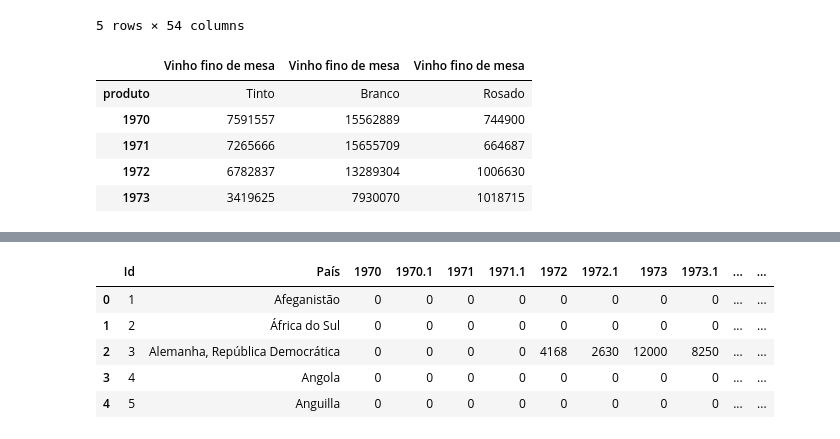
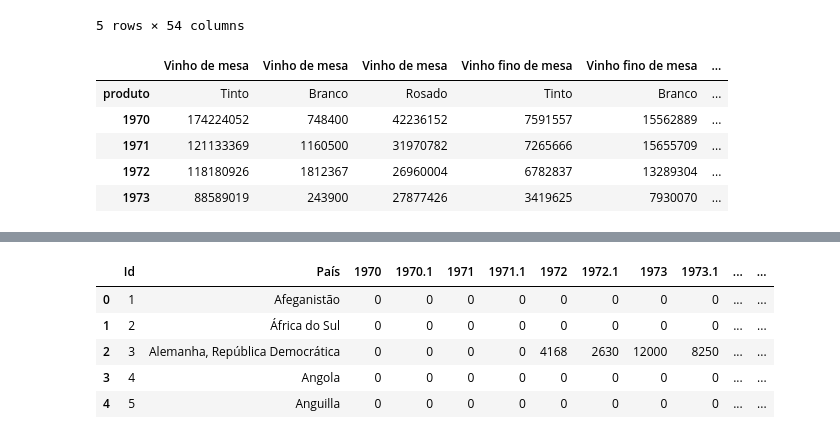
Before and after one commit to VivianeCorreia/Tech-Challenge, a Jupyter notebook: Challenge.ipynb, the cells around one changed output, grey strips where cells are left out. Cells and saved outputs as stored; diff of their text form; code cells hidden in the pictures.

```diff
--- a/Challenge.ipynb
+++ b/Challenge.ipynb
@@ -36,16 +36,16 @@ df_prod_tratado.head()
 5 rows × 54 columns
 # %%
 df_prod_tratado_T = df_prod_tratado.T
-df_prod_tratado_T.columns=[ "Vinho de mesa", "Vinho de mesa", "Vinho de mesa", "Vinho de mesa", "Vinho fino", "Vinho fino de mesa", "Vinho fino de mesa", "Vinho fino de mesa" ]
-df_prod_tratado_T = df_prod_tratado_T.drop(columns=["Vinho de mesa", "Vinho fino"], axis=0)
+df_prod_tratado_T.columns=[ "Vinho de mesa total", "Vinho de mesa", "Vinho de mesa", "Vinho de mesa","Vinho fino de mesa total", "Vinho fino de mesa", "Vinho fino de mesa", "Vinho fino de mesa",]
+df_prod_tratado_T = df_prod_tratado_T.drop(columns=["Vinho de mesa total", "Vinho fino de mesa total"], axis=0)
 df_prod_tratado_T.head()
 # %% [output]
-|  | Vinho fino de mesa | Vinho fino de mesa | Vinho fino de mesa |
-| produto | Tinto | Branco | Rosado |
-| 1970 | 7591557 | 15562889 | 744900 |
-| 1971 | 7265666 | 15655709 | 664687 |
-| 1972 | 6782837 | 13289304 | 1006630 |
-| 1973 | 3419625 | 7930070 | 1018715 |
+|  | Vinho de mesa | Vinho de mesa | Vinho de mesa | Vinho fino de mesa | Vinho fino de mesa | ... |
+| produto | Tinto | Branco | Rosado | Tinto | Branco | ... |
+| 1970 | 174224052 | 748400 | 42236152 | 7591557 | 15562889 | ... |
+| 1971 | 121133369 | 1160500 | 31970782 | 7265666 | 15655709 | ... |
+| 1972 | 118180926 | 1812367 | 26960004 | 6782837 | 13289304 | ... |
+| 1973 | 88589019 | 243900 | 27877426 | 3419625 | 7930070 | ... |
 # %%
 df_prod_R = df_prod_tratado_T.T
 df_prod_R
```
Also changed, not shown: parts of 5 cells of this notebook.
